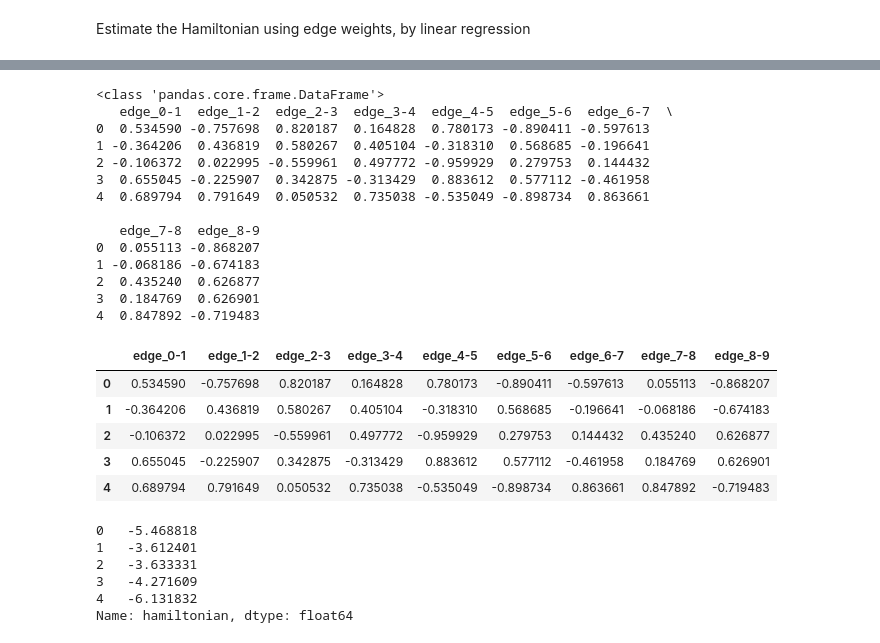
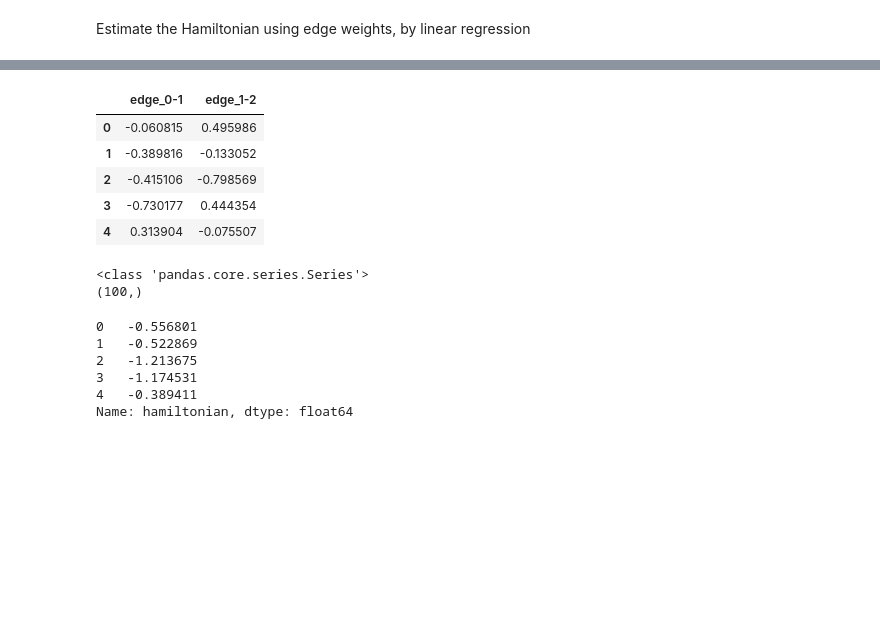
Before and after one commit to Honghui-Wu/IsingNet, a Jupyter notebook: 1d_straight/1d_straight.ipynb, the cells around one changed output, grey strips where cells are left out. Saved outputs shown, nothing was run; the diff lists cells and outputs as text; code cells hidden in the pictures; blank space fills up the shorter version.

```diff
--- a/1d_straight/1d_straight.ipynb
+++ b/1d_straight/1d_straight.ipynb
@@ -5,7 +5,7 @@ import pandas as pd
 import random
 
 # Define parameters for the 1D Ising Model
-num_nodes = 10
+num_nodes = 3
 num_edges = num_nodes - 1
 
 # Define number of samples
@@ -94,40 +94,30 @@ data.head()
 # %%
-X = data.iloc[:,0:9]
+X = data.iloc[:,0:num_edges]
 
-print(type(X))
-print(X.iloc[0:5])
+# print(type(X))
+# print(X.iloc[0:5])
 X.head()
 # %% [output]
-<class 'pandas.core.frame.DataFrame'>
-   edge_0-1  edge_1-2  edge_2-3  edge_3-4  edge_4-5  edge_5-6  edge_6-7  \
-0  0.534590 -0.757698  0.820187  0.164828  0.780173 -0.890411 -0.597613
-1 -0.364206  0.436819  0.580267  0.405104 -0.318310  0.568685 -0.196641
-2 -0.106372  0.022995 -0.559961  0.497772 -0.959929  0.279753  0.144432
-3  0.655045 -0.225907  0.342875 -0.313429  0.883612  0.577112 -0.461958
-4  0.689794  0.791649  0.050532  0.735038 -0.535049 -0.898734  0.863661
-
-   edge_7-8  edge_8-9
-0  0.055113 -0.868207
-1 -0.068186 -0.674183
-2  0.435240  0.626877
-3  0.184769  0.626901
-4  0.847892 -0.719483
-|  | edge_0-1 | edge_1-2 | edge_2-3 | edge_3-4 | edge_4-5 | edge_5-6 | edge_6-7 | edge_7-8 | edge_8-9 |
-| 0 | 0.534590 | -0.757698 | 0.820187 | 0.164828 | 0.780173 | -0.890411 | -0.597613 | 0.055113 | -0.868207 |
-| 1 | -0.364206 | 0.436819 | 0.580267 | 0.405104 | -0.318310 | 0.568685 | -0.196641 | -0.068186 | -0.674183 |
-| 2 | -0.106372 | 0.022995 | -0.559961 | 0.497772 | -0.959929 | 0.279753 | 0.144432 | 0.435240 | 0.626877 |
-| 3 | 0.655045 | -0.225907 | 0.342875 | -0.313429 | 0.883612 | 0.577112 | -0.461958 | 0.184769 | 0.626901 |
-| 4 | 0.689794 | 0.791649 | 0.050532 | 0.735038 | -0.535049 | -0.898734 | 0.863661 | 0.847892 | -0.719483 |
+|  | edge_0-1 | edge_1-2 |
+| 0 | -0.060815 | 0.495986 |
+| 1 | -0.389816 | -0.133052 |
+| 2 | -0.415106 | -0.798569 |
+| 3 | -0.730177 | 0.444354 |
+| 4 | 0.313904 | -0.075507 |
 # %%
 Y = data['hamiltonian']
+print(type(Y))
+print(Y.shape)
 Y.head()
 # %% [output]
-0   -5.468818
-1   -3.612401
-2   -3.633331
-3   -4.271609
-4   -6.131832
-Name: hamiltonian, dtype: float64
+<class 'pandas.core.series.Series'>
+(100,)
+0   -0.556801
+1   -0.522869
+2   -1.213675
+3   -1.174531
+4   -0.389411
+Name: hamiltonian, dtype: float64
 # %%
 def featurization(X):
     X_feat = X.copy()
```
Also changed, not shown: parts of 7 cells of this notebook, 4 other files.
